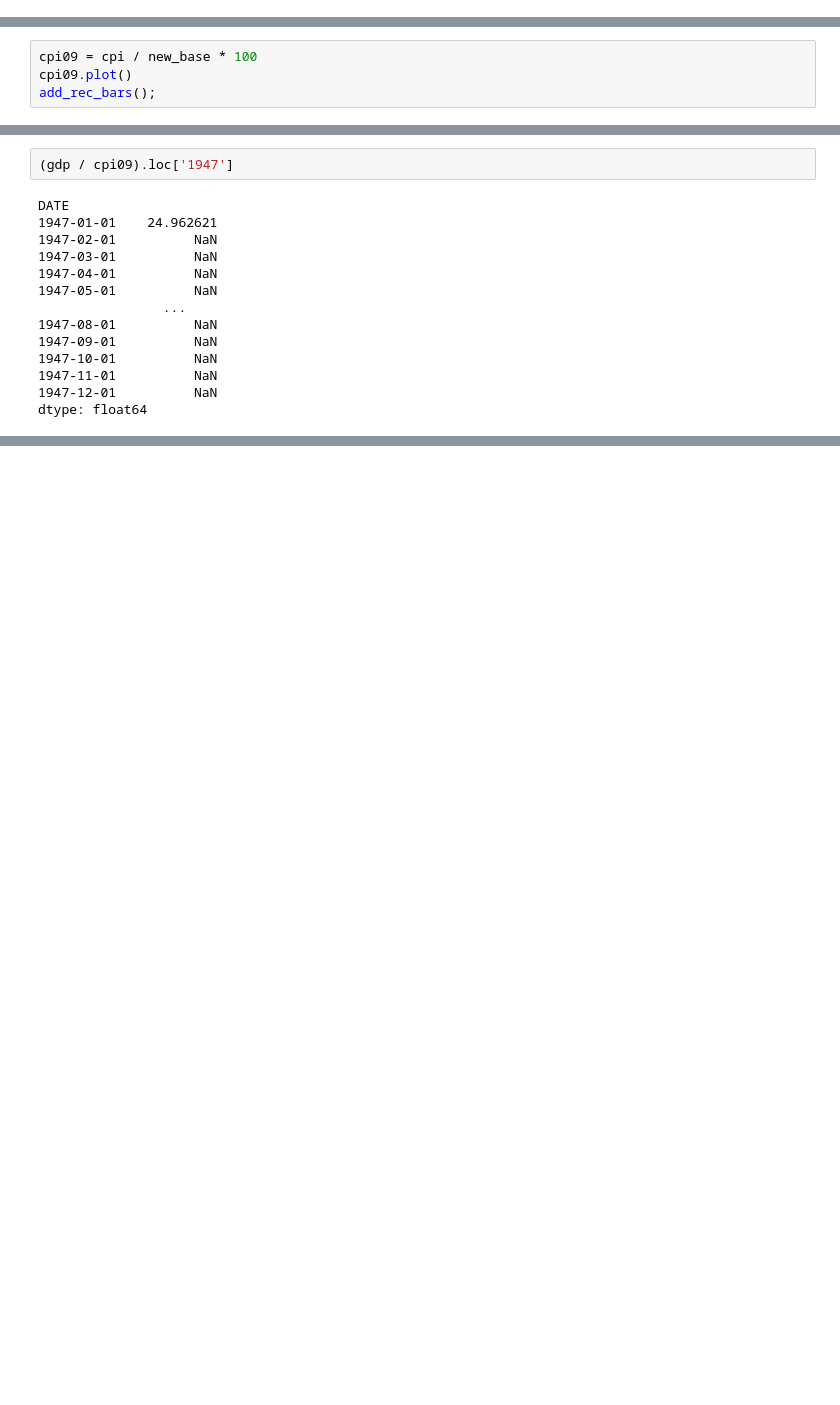
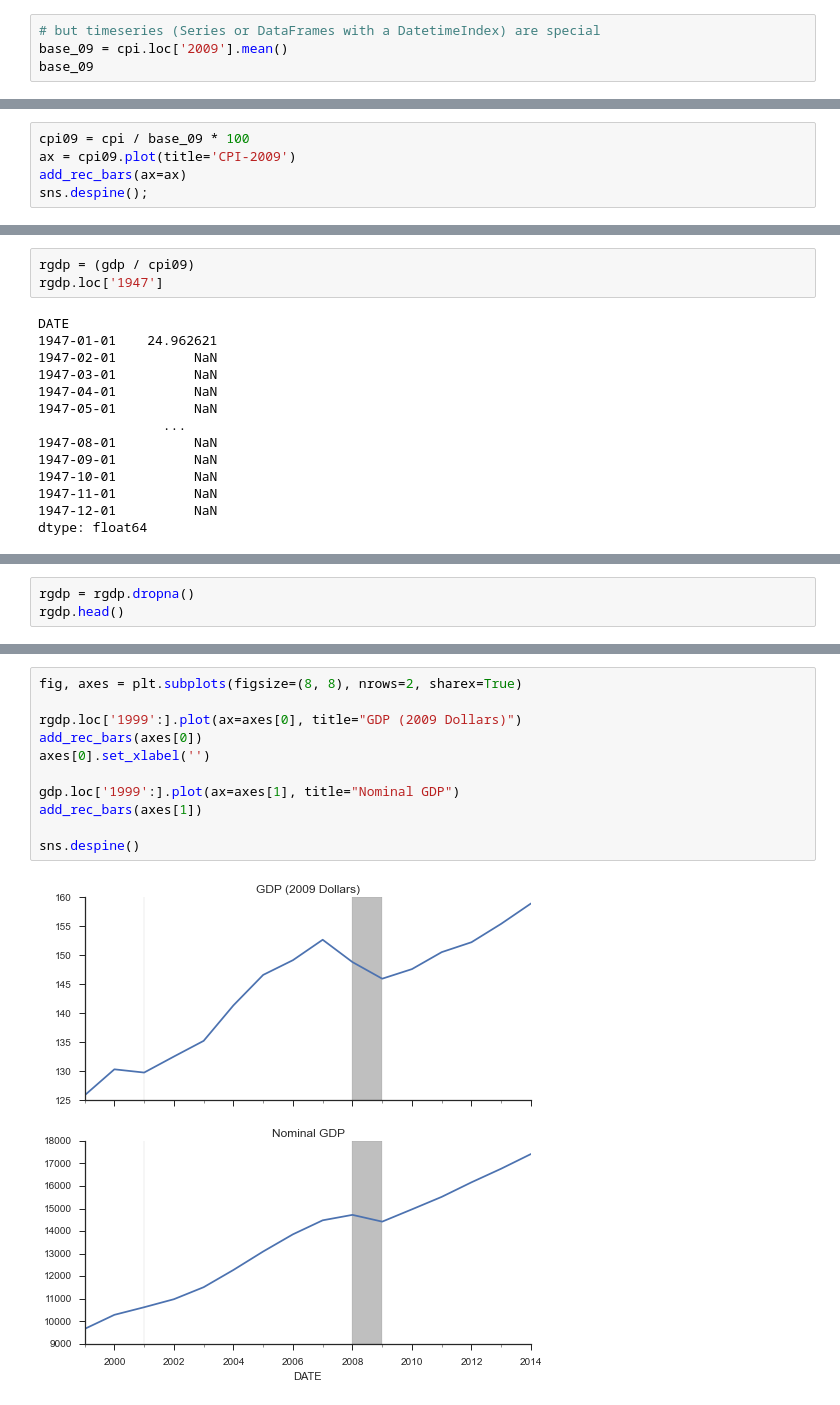
Before and after one commit to TomAugspurger/PyDataSeattle, a Jupyter notebook: notebooks/Operations.ipynb, the cells around one changed output, grey strips where cells are left out. Cells and saved outputs as stored; diff of their text form; blank space fills up the shorter version.

```diff
--- a/notebooks/Operations.ipynb
+++ b/notebooks/Operations.ipynb
@@ -149,0 +202,4 @@ new_base
+# %%
+# but timeseries (Series or DataFrames with a DatetimeIndex) are special
+base_09 = cpi.loc['2009'].mean()
+base_09
@@ -150,7 +208,8 @@ new_base
 # %%
-cpi09 = cpi / new_base * 100
-cpi09.plot()
-add_rec_bars();
+cpi09 = cpi / base_09 * 100
+ax = cpi09.plot(title='CPI-2009')
+add_rec_bars(ax=ax)
+sns.despine();
 # %% [output]
 [drawing not drawn]
 # %% [markdown]
@@ -200,7 +260,8 @@ dtype: float64
 # %% [markdown]
 ... but that's unneccesary. The operations will automatically align for you.
 # %%
-(gdp / cpi09).loc['1947']
+rgdp = (gdp / cpi09)
+rgdp.loc['1947']
 # %% [output]
 DATE
 1947-01-01    24.962621
@@ -226,0 +325,3 @@ add_rec_bars(ax)
+# %%
+rgdp = rgdp.dropna()
+rgdp.head()
@@ -226,0 +336,13 @@ add_rec_bars(ax)
+# %%
+fig, axes = plt.subplots(figsize=(8, 8), nrows=2, sharex=True)
+
+rgdp.loc['1999':].plot(ax=axes[0], title="GDP (2009 Dollars)")
+add_rec_bars(axes[0])
+axes[0].set_xlabel('')
+
+gdp.loc['1999':].plot(ax=axes[1], title="Nominal GDP")
+add_rec_bars(axes[1])
+
+sns.despine()
+# %% [output]
+[figure, added]
```
Also changed, not shown: parts of 43 cells of this notebook, 2 other files.
